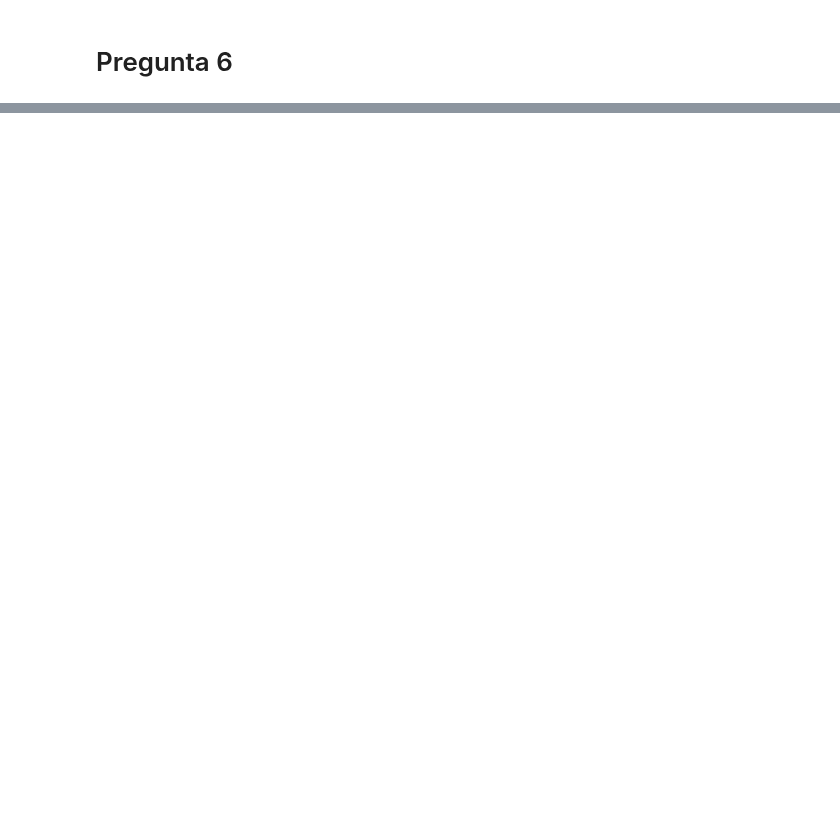
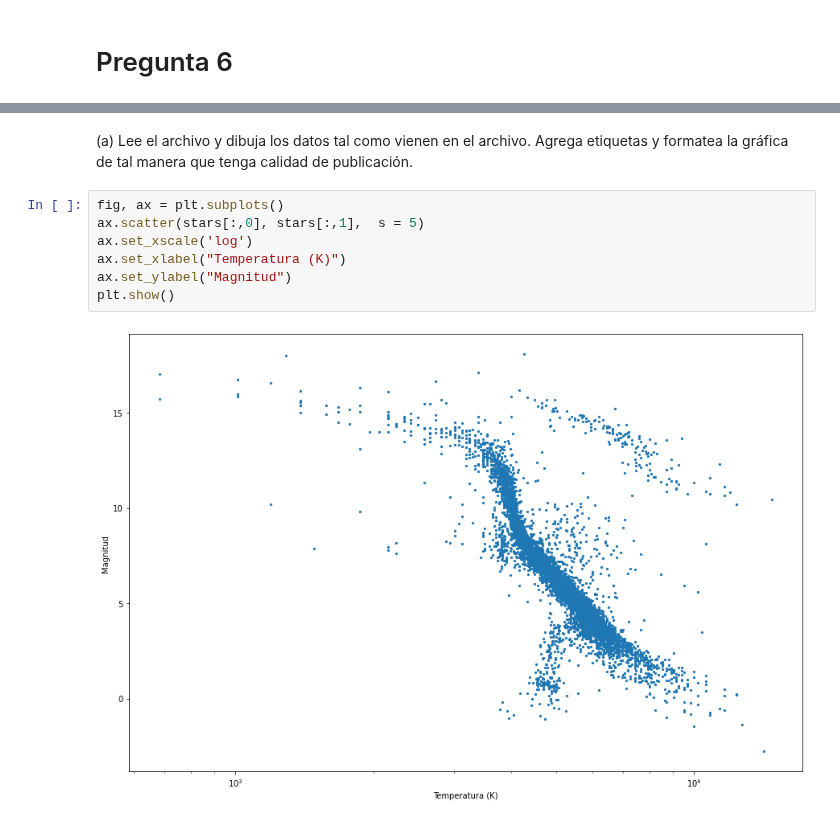
Before and after one commit to jesusigarmor/Matematicas-computacionales-fall2020, a Jupyter notebook: alumnos/viriavelar/Tareas/NumPy_tarea.ipynb, the cells around one changed output, grey strips where cells are left out. Cells and saved outputs as stored; diff of their text form; blank space fills up the shorter version.

```diff
--- a/alumnos/viriavelar/Tareas/NumPy_tarea.ipynb
+++ b/alumnos/viriavelar/Tareas/NumPy_tarea.ipynb
@@ -194,0 +254,11 @@ Utiliza el archivo starts.txt (localizado en la carpeta data), el cual contiene
+# %% [markdown]
+(a) Lee el archivo y dibuja los datos tal como vienen en el archivo. Agrega etiquetas y formatea la gráfica de tal manera que tenga calidad de publicación.
+# %%
+fig, ax = plt.subplots()
+ax.scatter(stars[:,0], stars[:,1],  s = 5)
+ax.set_xscale('log')
+ax.set_xlabel("Temperatura (K)")
+ax.set_ylabel("Magnitud")
+plt.show()
+# %% [output]
+[figure, added]
```
Also changed, not shown: parts of 14 cells of this notebook.
